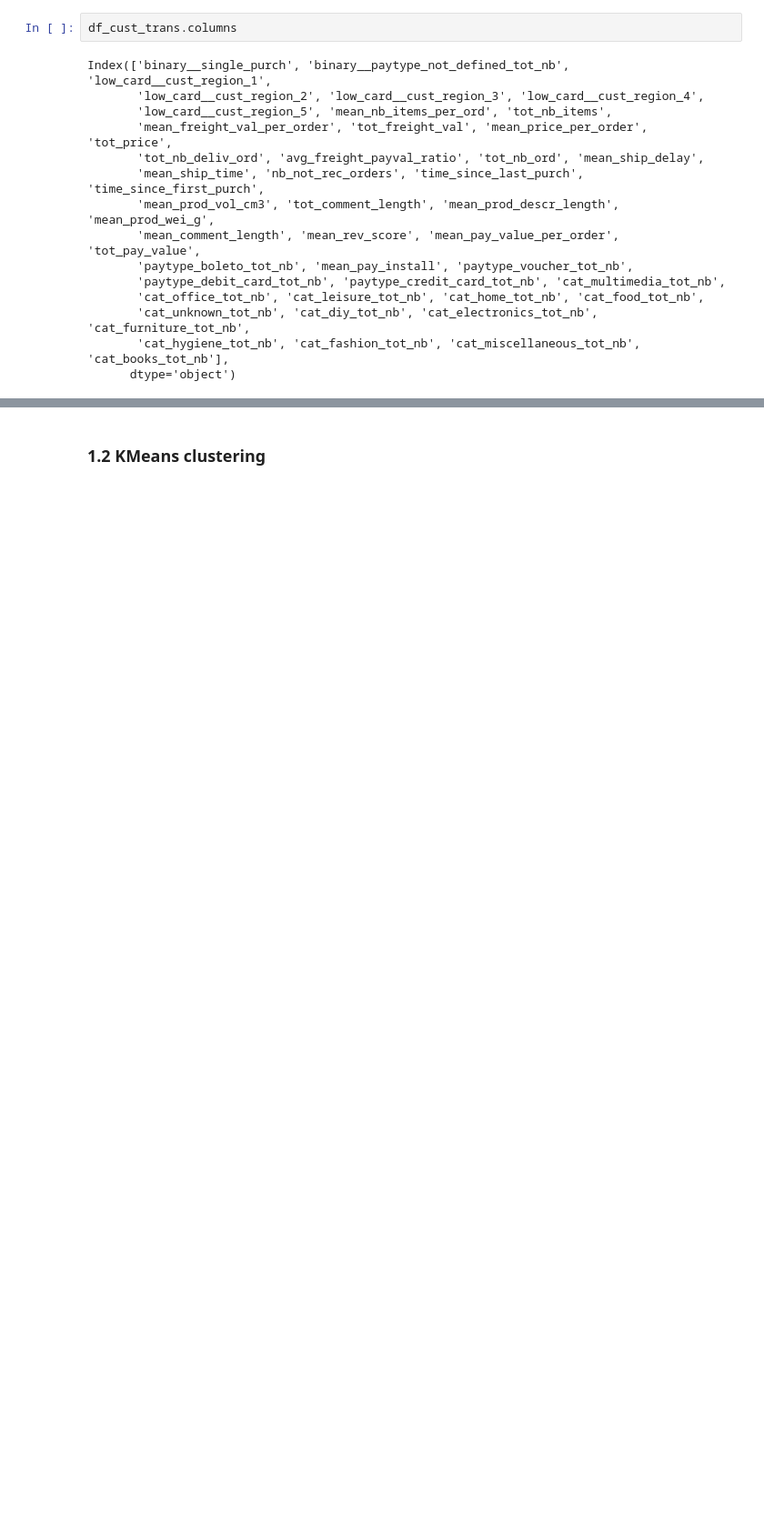
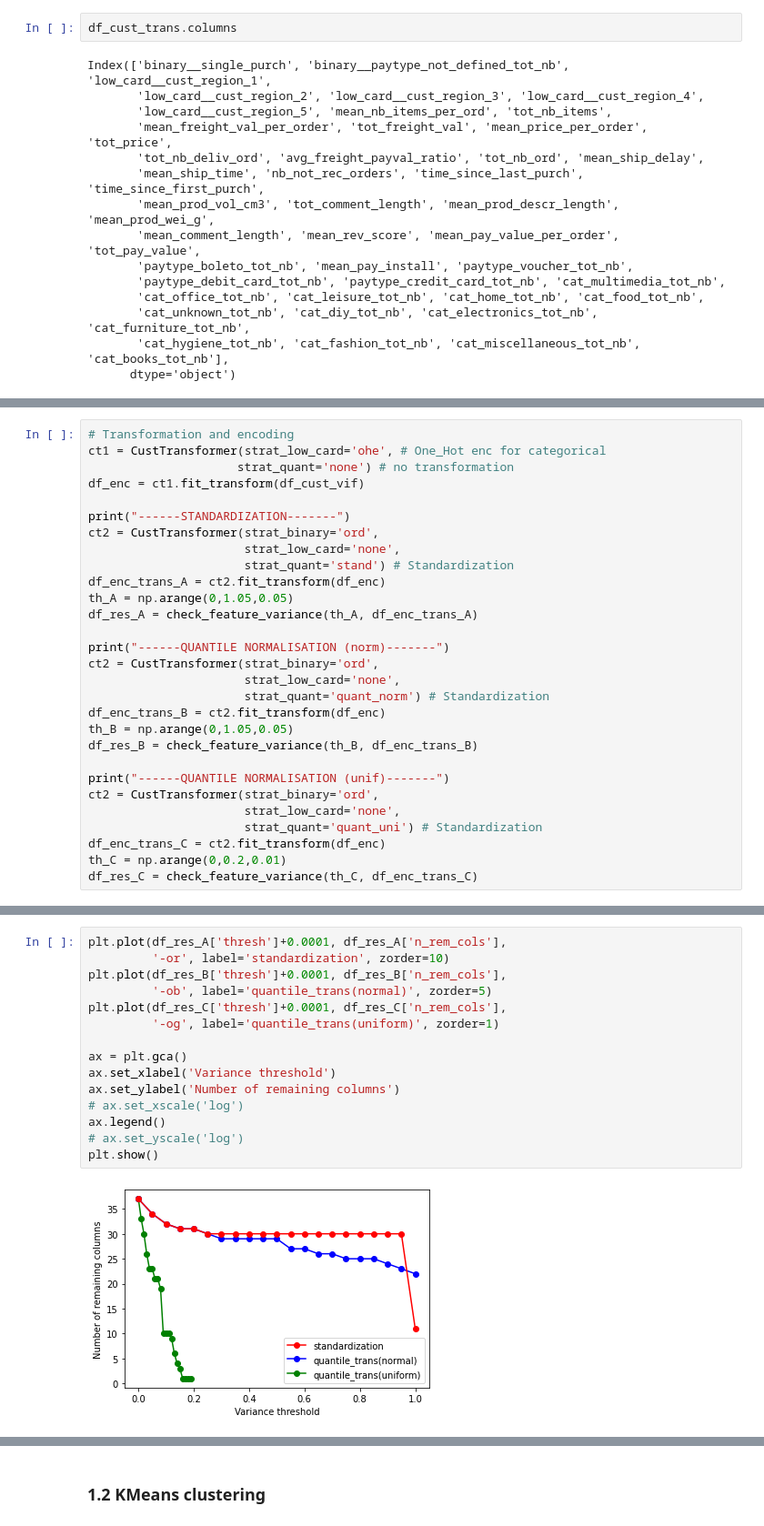
Before and after one commit to SmellyArmure/OC_DS_Project5, a Jupyter notebook: NOTEBOOKS/P5_Clustering.ipynb, the cells around one changed output, grey strips where cells are left out. Shown at 91% size. Saved outputs shown, nothing was run; the diff lists cells and outputs as text; blank space fills up the shorter version.

```diff
--- a/NOTEBOOKS/P5_Clustering.ipynb
+++ b/NOTEBOOKS/P5_Clustering.ipynb
@@ -277,0 +324,29 @@ Index(['binary__single_purch', 'binary__paytype_not_defined_tot_nb', 'low_card__
+# %%
+# Transformation and encoding
+ct1 = CustTransformer(strat_low_card='ohe', # One_Hot enc for categorical
+                     strat_quant='none') # no transformation
+df_enc = ct1.fit_transform(df_cust_vif)
+
+print("------STANDARDIZATION-------")
+ct2 = CustTransformer(strat_binary='ord',
+                      strat_low_card='none',
+                      strat_quant='stand') # Standardization
+df_enc_trans_A = ct2.fit_transform(df_enc)
+th_A = np.arange(0,1.05,0.05)
+df_res_A = check_feature_variance(th_A, df_enc_trans_A)
+
+print("------QUANTILE NORMALISATION (norm)-------")
+ct2 = CustTransformer(strat_binary='ord',
+                      strat_low_card='none',
+                      strat_quant='quant_norm') # Standardization
+df_enc_trans_B = ct2.fit_transform(df_enc)
+th_B = np.arange(0,1.05,0.05)
+df_res_B = check_feature_variance(th_B, df_enc_trans_B)
+
+print("------QUANTILE NORMALISATION (unif)-------")
+ct2 = CustTransformer(strat_binary='ord',
+                      strat_low_card='none',
+                      strat_quant='quant_uni') # Standardization
+df_enc_trans_C = ct2.fit_transform(df_enc)
+th_C = np.arange(0,0.2,0.01)
+df_res_C = check_feature_variance(th_C, df_enc_trans_C)
@@ -277,0 +371,17 @@ Index(['binary__single_purch', 'binary__paytype_not_defined_tot_nb', 'low_card__
+# %%
+plt.plot(df_res_A['thresh']+0.0001, df_res_A['n_rem_cols'],
+         '-or', label='standardization', zorder=10)
+plt.plot(df_res_B['thresh']+0.0001, df_res_B['n_rem_cols'],
+         '-ob', label='quantile_trans(normal)', zorder=5)
+plt.plot(df_res_C['thresh']+0.0001, df_res_C['n_rem_cols'],
+         '-og', label='quantile_trans(uniform)', zorder=1)
+
+ax = plt.gca()
+ax.set_xlabel('Variance threshold')
+ax.set_ylabel('Number of remaining columns')
+# ax.set_xscale('log')
+ax.legend()
+# ax.set_yscale('log')
+plt.show()
+# %% [output]
+[figure, added]
```
Also changed, not shown: parts of 54 cells of this notebook, 1 other file.
